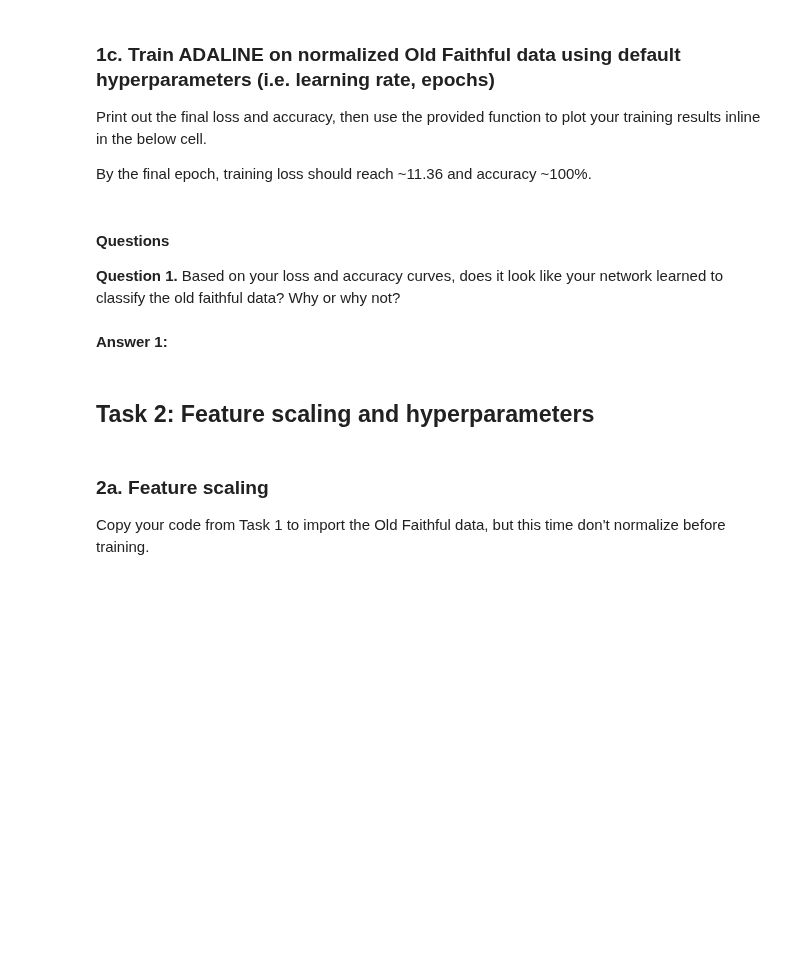
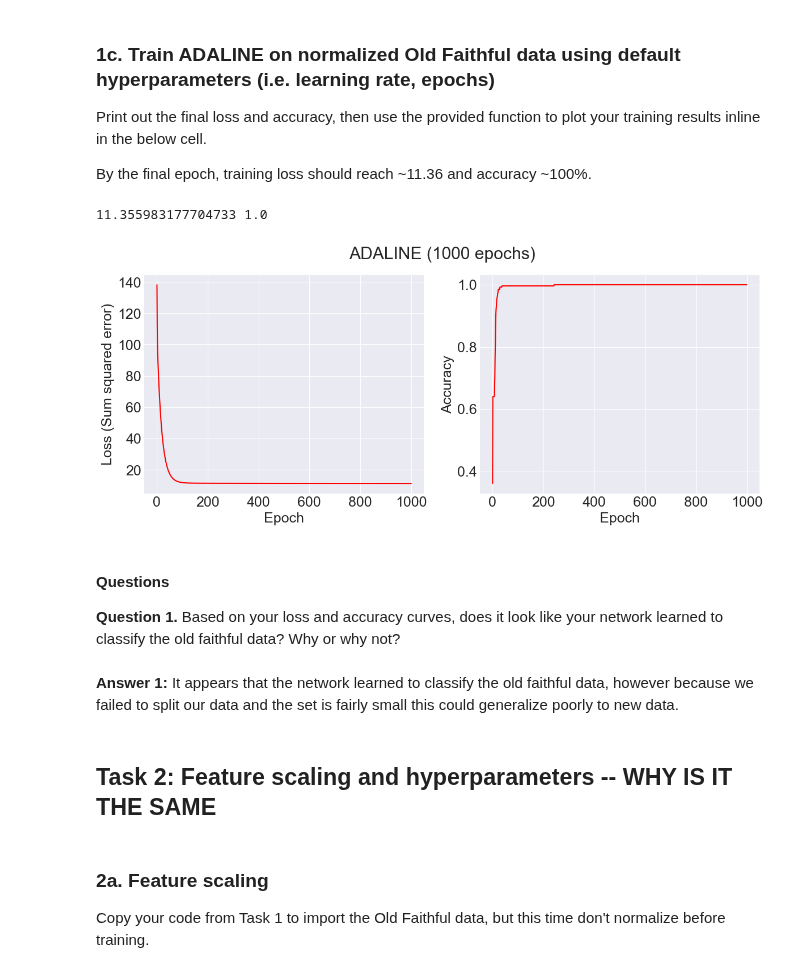
Before and after one commit to GhailanFadah/Neural-Networks, a Jupyter notebook: binary_classification.ipynb, the cells around one changed output. Saved outputs shown, nothing was run; the diff lists cells and outputs as text; code cells hidden in the pictures; blank space fills up the shorter version.

Commit message:
continuing on notebook. through task1 but feature scaling causing overflow (presumably from NaN vals. will look into soon

```diff
--- a/binary_classification.ipynb
+++ b/binary_classification.ipynb
@@ -197,6 +203,12 @@ Write code to do the following in the below cell.
 Print out the final loss and accuracy, then use the provided function to plot your training results inline in the below cell.
 
 By the final epoch, training loss should reach ~11.36 and accuracy ~100%.
+# %%
+net = Adaline()
+loss, acc = net.fit(X.to_numpy(),np.squeeze(y.to_numpy()))
+print(loss[-1], acc[-1])
+# %% [output]
+11.355983177704733 1.0
 # %%
 def plot_adaline_train(net, loss_list, acc_list, plotMarkers=False, title='ADALINE'):
     n_epochs = len(loss_list)
@@ -218,14 +230,18 @@ def plot_adaline_train(net, loss_list, acc_list, plotMarkers=False, title='ADALI
     ax2.set_ylabel('Accuracy')
 
     plt.show()
+# %%
+plot_adaline_train(net, loss, acc)
+# %% [output]
+[figure, added]
 # %% [markdown]
 #### Questions
 
 **Question 1.** Based on your loss and accuracy curves, does it look like your network learned to classify the old faithful data? Why or why not?
-# %% [markdown]
-**Answer 1:**
+# %% [markdown]
+**Answer 1:** It appears that the network learned to classify the old faithful data, however because we failed to split our data and the set is fairly small this could generalize poorly to new data.
 # %% [markdown]
-## Task 2: Feature scaling and hyperparameters
+## Task 2: Feature scaling and hyperparameters -- WHY IS IT THE SAME
 # %% [markdown]
 ### 2a. Feature scaling
 
```
Also changed, not shown: parts of 8 cells of this notebook, 4 other files.
